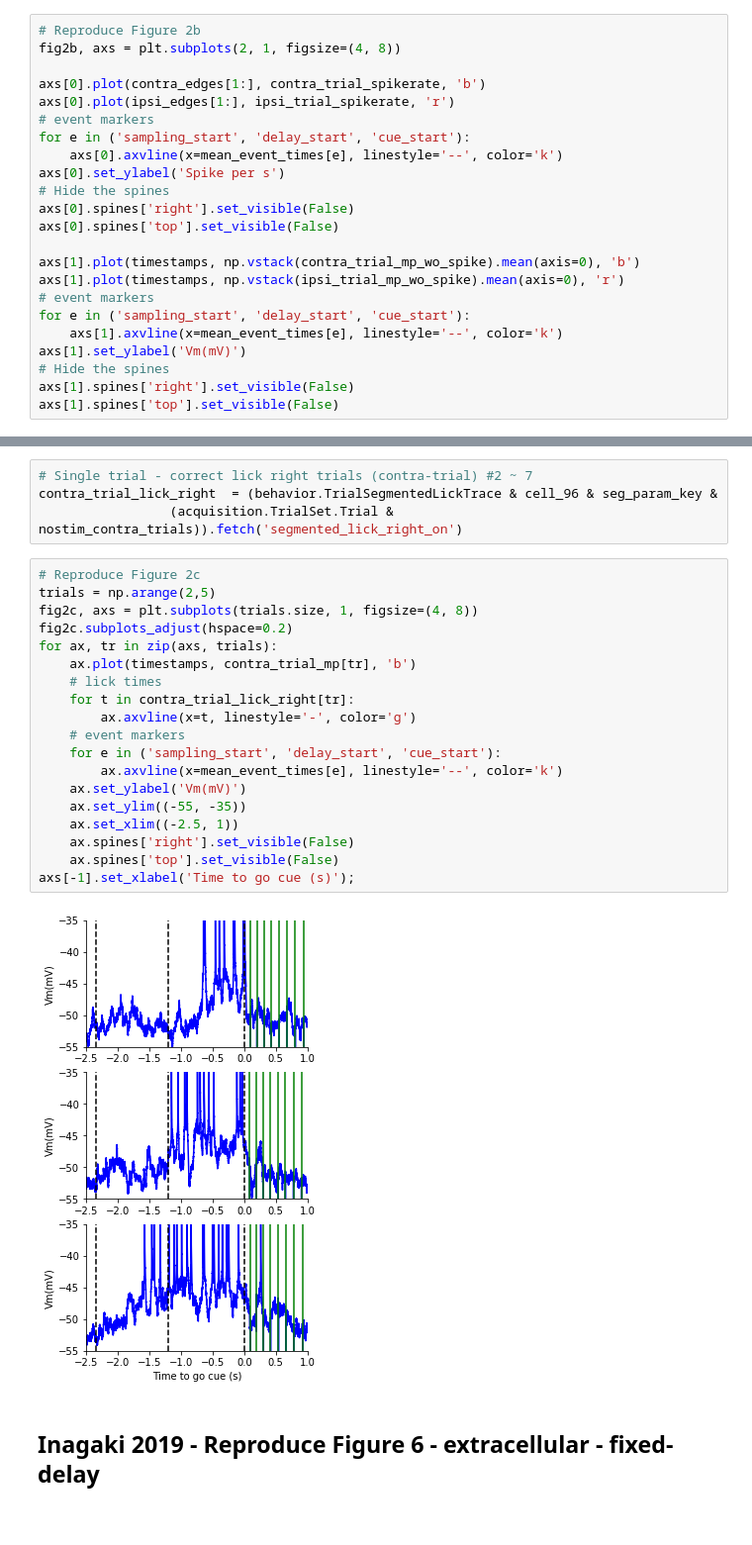
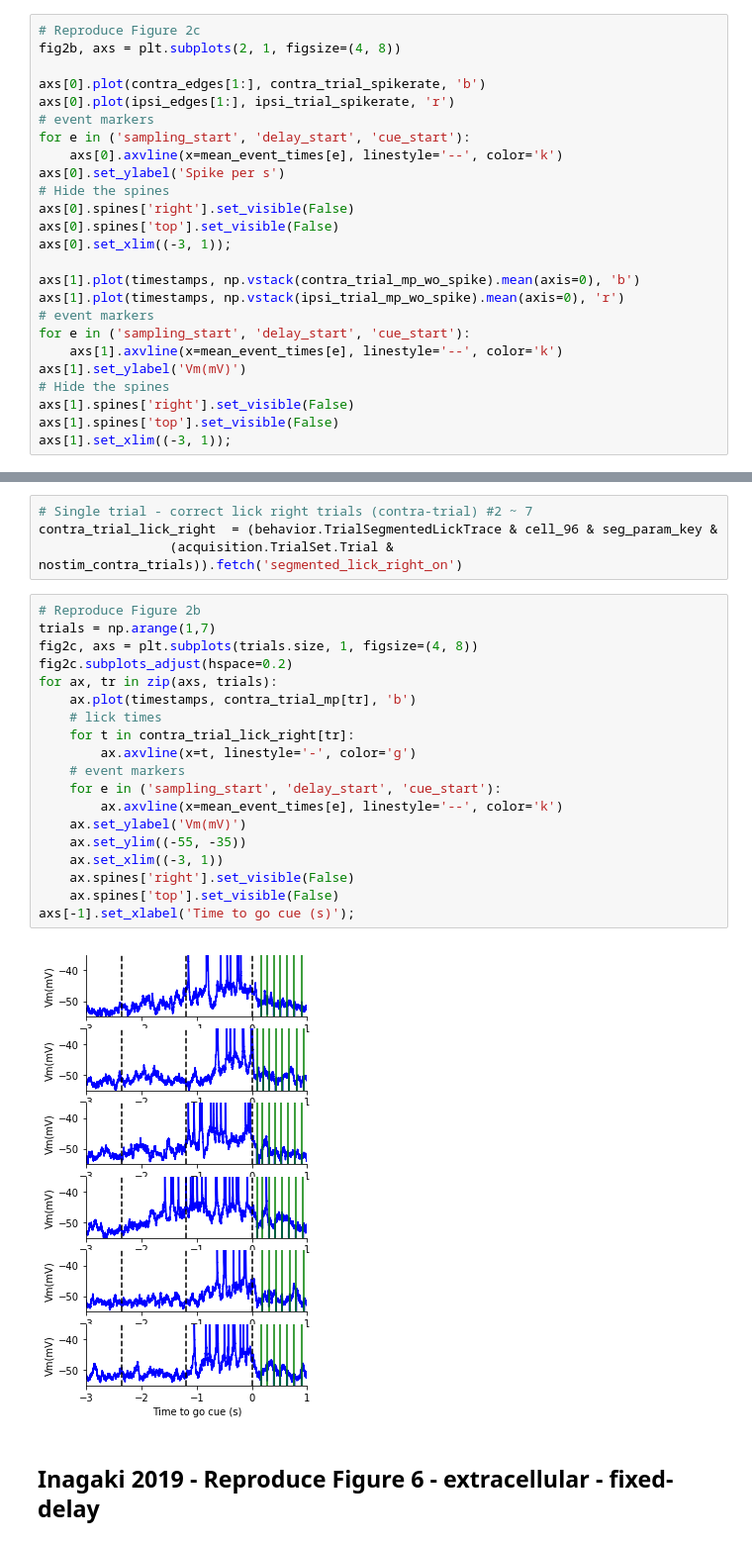
Before and after one commit to vathes/Inagaki-2018, a Jupyter notebook: notebooks/Inagaki-2018-examples.ipynb, the cells around one changed output, grey strips where cells are left out. Shown at 99% size. Cells and saved outputs as stored; diff of their text form.

```diff
--- a/notebooks/Inagaki-2018-examples.ipynb
+++ b/notebooks/Inagaki-2018-examples.ipynb
@@ -80,7 +80,7 @@ ipsi_trial_spikecounts, ipsi_edges = np.histogram(np.hstack(ipsi_trial_spiketime
                                                       bins=bin_counts, range=(timestamps[0], timestamps[-1]))
 ipsi_trial_spikerate = ipsi_trial_spikecounts / np.diff(ipsi_edges) / ipsi_trial_spiketimes.size
 # %%
-# Reproduce Figure 2b
+# Reproduce Figure 2c
 fig2b, axs = plt.subplots(2, 1, figsize=(4, 8))
 
 axs[0].plot(contra_edges[1:], contra_trial_spikerate, 'b')
@@ -92,6 +92,7 @@ axs[0].set_ylabel('Spike per s')
 # Hide the spines
 axs[0].spines['right'].set_visible(False)
 axs[0].spines['top'].set_visible(False)
+axs[0].set_xlim((-3, 1));
 
 axs[1].plot(timestamps, np.vstack(contra_trial_mp_wo_spike).mean(axis=0), 'b')
 axs[1].plot(timestamps, np.vstack(ipsi_trial_mp_wo_spike).mean(axis=0), 'r')
@@ -102,4 +103,5 @@ axs[1].set_ylabel('Vm(mV)')
 # Hide the spines
 axs[1].spines['right'].set_visible(False)
 axs[1].spines['top'].set_visible(False)
+axs[1].set_xlim((-3, 1));
 # %% [output]
@@ -109,26 +112,26 @@ axs[1].spines['top'].set_visible(False)
 contra_trial_lick_right  = (behavior.TrialSegmentedLickTrace & cell_96 & seg_param_key &
                  (acquisition.TrialSet.Trial & nostim_contra_trials)).fetch('segmented_lick_right_on')
 # %%
-# Reproduce Figure 2c
-trials = np.arange(2,5)
+# Reproduce Figure 2b
+trials = np.arange(1,7)
 fig2c, axs = plt.subplots(trials.size, 1, figsize=(4, 8))
 fig2c.subplots_adjust(hspace=0.2)
 for ax, tr in zip(axs, trials):
     ax.plot(timestamps, contra_trial_mp[tr], 'b')
     # lick times
     for t in contra_trial_lick_right[tr]:
         ax.axvline(x=t, linestyle='-', color='g')
     # event markers
     for e in ('sampling_start', 'delay_start', 'cue_start'):
         ax.axvline(x=mean_event_times[e], linestyle='--', color='k')
     ax.set_ylabel('Vm(mV)')
     ax.set_ylim((-55, -35))
-    ax.set_xlim((-2.5, 1))
+    ax.set_xlim((-3, 1))
     ax.spines['right'].set_visible(False)
     ax.spines['top'].set_visible(False)
 axs[-1].set_xlabel('Time to go cue (s)');
 # %% [output]
-[figure, old version]
+[figure, new version]
 # %% [markdown]
 ##  Inagaki 2019 - Reproduce Figure 6 - extracellular - fixed-delay
 # %%
```
Also changed, not shown: parts of 2 cells of this notebook, 10 other files.
